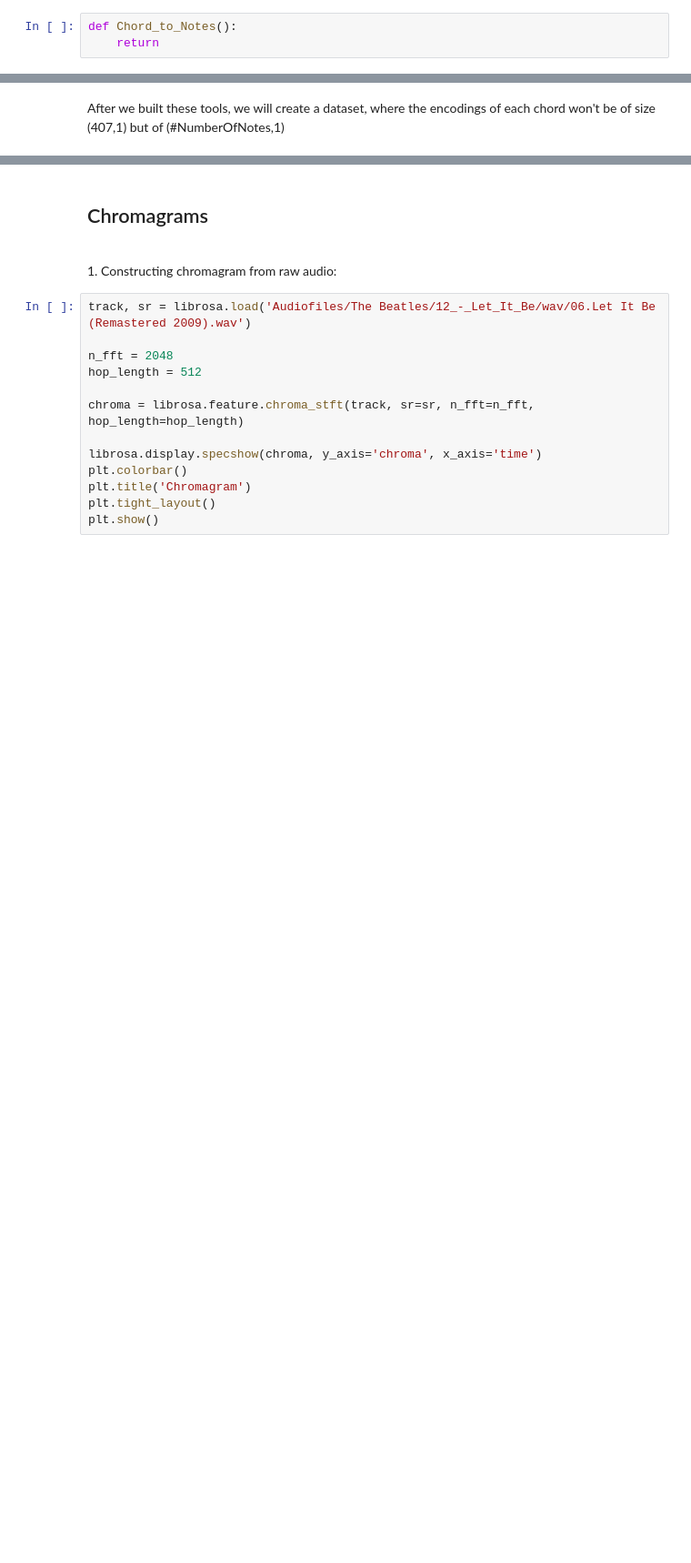
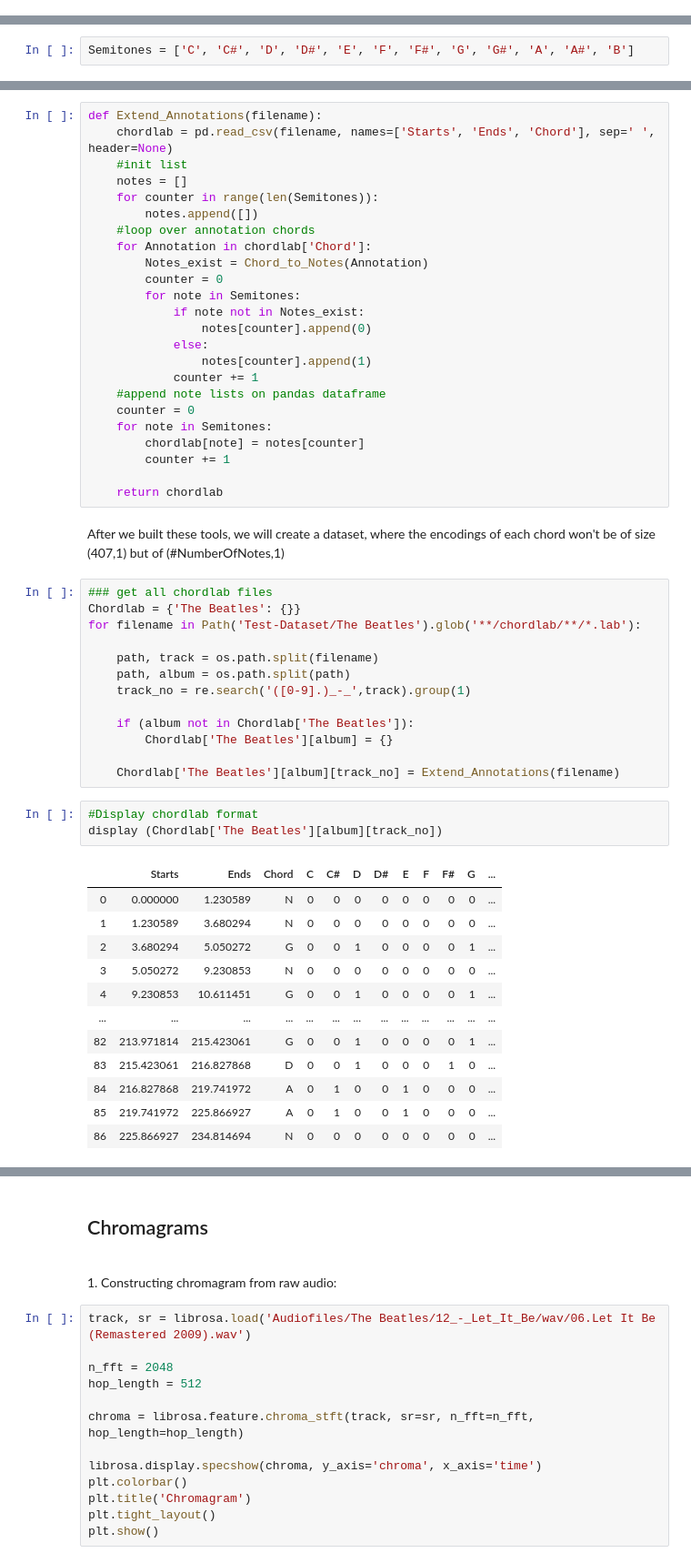
Before and after one commit to taslanidis/Audio-Chord-Recognition, a Jupyter notebook: Annotation_Mapping.ipynb, the cells around one changed output, grey strips where cells are left out. Shown: that part at 91% size. Cells and saved outputs as stored; diff of their text form; blank space fills up the shorter version.

Commit message:
Chords to Notes | Notes to Chords | Spectrogram indexing new Idea

```diff
--- a/Annotation_Mapping.ipynb
+++ b/Annotation_Mapping.ipynb
@@ -39,3 +29,0 @@ pc.note_to_chord(['A', 'C', 'E', 'G'])
-# %%
-def Chord_to_Notes():
-    return
@@ -44,0 +30,2 @@ def Notes_to_Chord():
+# %%
+Semitones = ['C', 'C#', 'D', 'D#', 'E', 'F', 'F#', 'G', 'G#', 'A', 'A#', 'B']
@@ -45,2 +48,55 @@ def Notes_to_Chord():
+# %%
+def Extend_Annotations(filename):
+    chordlab = pd.read_csv(filename, names=['Starts', 'Ends', 'Chord'], sep=' ', header=None)
+    #init list
+    notes = []
+    for counter in range(len(Semitones)):
+        notes.append([])
+    #loop over annotation chords
+    for Annotation in chordlab['Chord']:
+        Notes_exist = Chord_to_Notes(Annotation)
+        counter = 0
+        for note in Semitones:
+            if note not in Notes_exist:
+                notes[counter].append(0)
+            else:
+                notes[counter].append(1)
+            counter += 1
+    #append note lists on pandas dataframe
+    counter = 0
+    for note in Semitones:
+        chordlab[note] = notes[counter]
+        counter += 1
+
+    return chordlab
 # %% [markdown]
 After we built these tools, we will create a dataset, where the encodings of each chord won't be of size (407,1) but of (#NumberOfNotes,1)
+# %%
+### get all chordlab files
+Chordlab = {'The Beatles': {}}
+for filename in Path('Test-Dataset/The Beatles').glob('**/chordlab/**/*.lab'):
+
+    path, track = os.path.split(filename)
+    path, album = os.path.split(path)
+    track_no = re.search('([0-9].)_-_',track).group(1)
+
+    if (album not in Chordlab['The Beatles']):
+        Chordlab['The Beatles'][album] = {}
+
+    Chordlab['The Beatles'][album][track_no] = Extend_Annotations(filename)
+# %%
+#Display chordlab format
+display (Chordlab['The Beatles'][album][track_no])
+# %% [output]
+|  | Starts | Ends | Chord | C | C# | D | D# | E | F | F# | G | ... |
+| 0 | 0.000000 | 1.230589 | N | 0 | 0 | 0 | 0 | 0 | 0 | 0 | 0 | ... |
+| 1 | 1.230589 | 3.680294 | N | 0 | 0 | 0 | 0 | 0 | 0 | 0 | 0 | ... |
+| 2 | 3.680294 | 5.050272 | G | 0 | 0 | 1 | 0 | 0 | 0 | 0 | 1 | ... |
+| 3 | 5.050272 | 9.230853 | N | 0 | 0 | 0 | 0 | 0 | 0 | 0 | 0 | ... |
+| 4 | 9.230853 | 10.611451 | G | 0 | 0 | 1 | 0 | 0 | 0 | 0 | 1 | ... |
+| ... | ... | ... | ... | ... | ... | ... | ... | ... | ... | ... | ... | ... |
+| 82 | 213.971814 | 215.423061 | G | 0 | 0 | 1 | 0 | 0 | 0 | 0 | 1 | ... |
+| 83 | 215.423061 | 216.827868 | D | 0 | 0 | 1 | 0 | 0 | 0 | 1 | 0 | ... |
+| 84 | 216.827868 | 219.741972 | A | 0 | 1 | 0 | 0 | 1 | 0 | 0 | 0 | ... |
+| 85 | 219.741972 | 225.866927 | A | 0 | 1 | 0 | 0 | 1 | 0 | 0 | 0 | ... |
+| 86 | 225.866927 | 234.814694 | N | 0 | 0 | 0 | 0 | 0 | 0 | 0 | 0 | ... |
```
Also changed, not shown: parts of 7 cells of this notebook.
